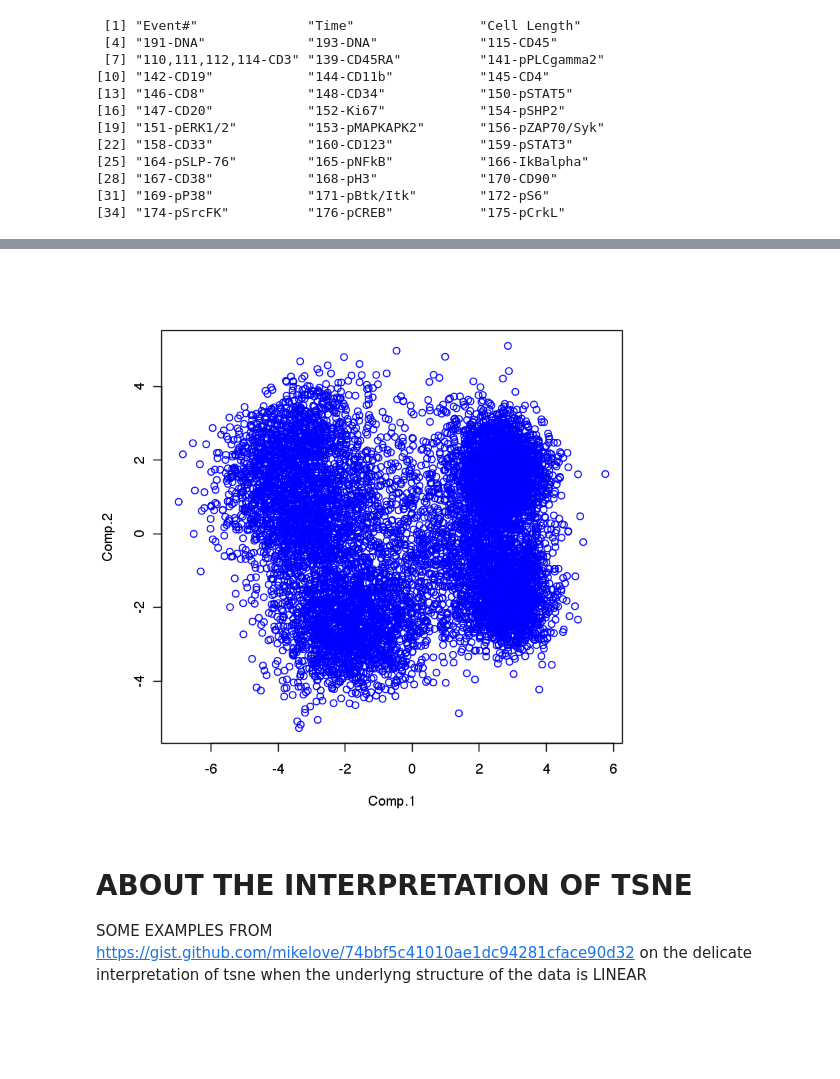
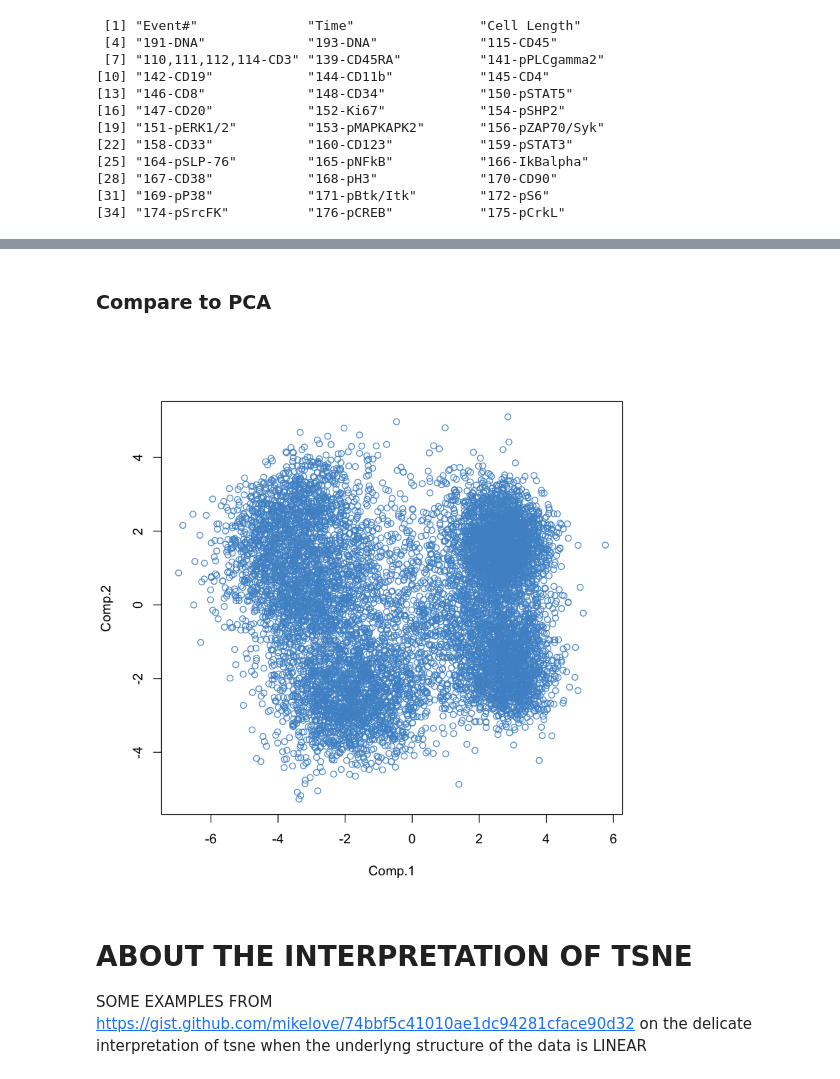
Before and after one commit to trallard/BAD_days, a Jupyter notebook: Day2/BAD_DAY2/dimensionality ReductionR.ipynb, the cells around one changed output, grey strips where cells are left out. Drawn from its saved outputs; the diff is of its cells as text; code cells hidden in the pictures; blank space fills up the shorter version.

```diff
--- a/Day2/BAD_DAY2/dimensionality ReductionR.ipynb
+++ b/Day2/BAD_DAY2/dimensionality ReductionR.ipynb
@@ -348,11 +349,12 @@ Epoch: Iteration #1000 error is: 0.250803207414448
+# %% [markdown]
+### Compare to PCA
 # %%
+pca_data = princomp(as.matrix(data))$scores[,1:2]
+plot(pca_data, col= 'steelblue3')
 
-# compare to PCA
-pca_data = princomp(as.matrix(data))$scores[,1:2]
-plot(pca_data,col="blue")
 #text(pca_iris, labels=iris$Species,col=colors[iris$Species])
 # %% [output]
-[figure, old version]
+[figure, new version]
 # %% [markdown]
 # ABOUT THE INTERPRETATION OF TSNE
 SOME EXAMPLES FROM https://gist.github.com/mikelove/74bbf5c41010ae1dc94281cface90d32
```
Also changed, not shown: parts of 22 cells of this notebook, 7 other files.
